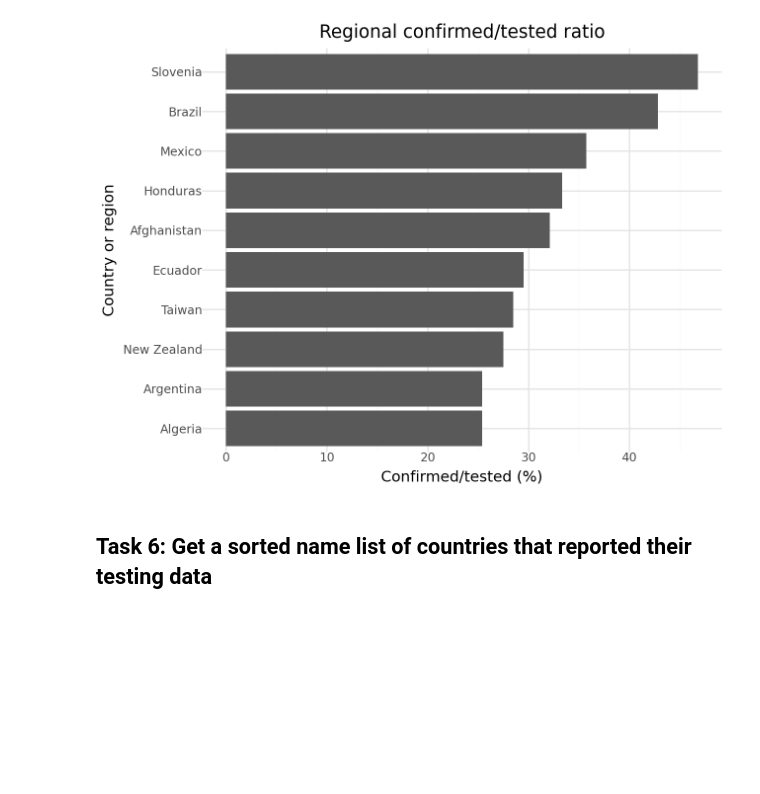
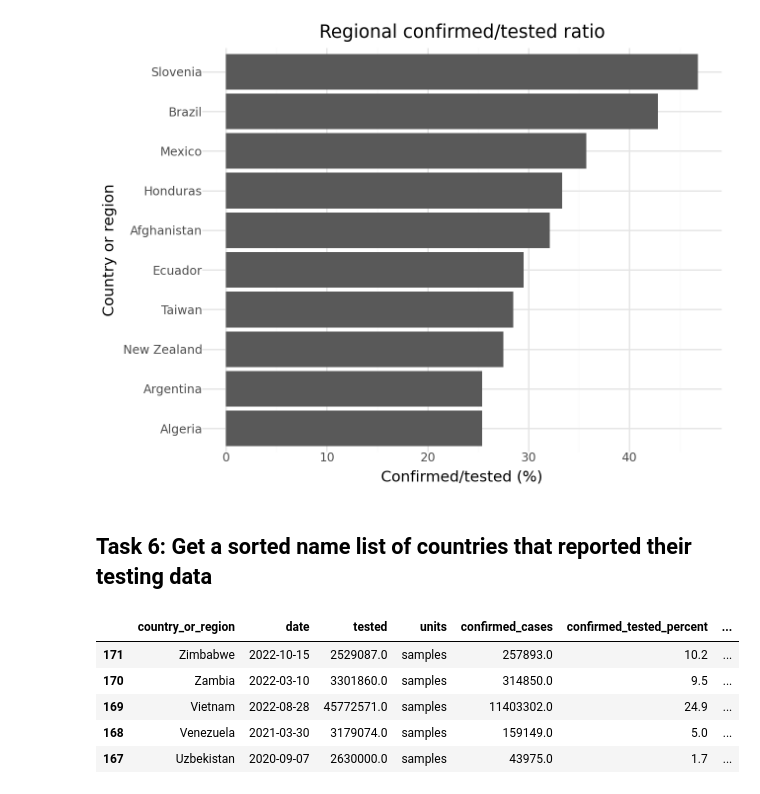
Before and after one commit to tros01/ibm_data_analyst, a Jupyter notebook: py_m5_covid-19_project.ipynb, the cells around one changed output. Cells and saved outputs as stored; diff of their text form; code cells hidden in the pictures; blank space fills up the shorter version.

```diff
--- a/py_m5_covid-19_project.ipynb
+++ b/py_m5_covid-19_project.ipynb
@@ -80,6 +76,0 @@ wiki_page = pdl(url2)
-# %%
-# Extract the tab
-html = bs(wiki_page.text, "html.parser") # pd.read_html(wiki_page.text)
-div = html.find("div", class_="COVID-19_testing_by_country")
-df = pd.read_html(StringIO(str(div)))[0]
-df.head()
@@ -92,0 +90,4 @@ df.head()
+# %%
+# Load up the local file
+with open("m5_covid-19.html", "r", encoding="utf-8") as f:
+    html = bs(f, "html.parser")
@@ -172,3 +191,13 @@ gg_df1["country_or_region"] = pd.Categorical(
 [figure]
 # %% [markdown]
 ## Task 6: Get a sorted name list of countries that reported their testing data
+# %%
+# Sort the df alphabetically in the descending order
+df.sort_values("country_or_region", ascending=False).head()
+# %% [output]
+|  | country_or_region | date | tested | units | confirmed_cases | confirmed_tested_percent | ... |
+| 171 | Zimbabwe | 2022-10-15 | 2529087.0 | samples | 257893.0 | 10.2 | ... |
+| 170 | Zambia | 2022-03-10 | 3301860.0 | samples | 314850.0 | 9.5 | ... |
+| 169 | Vietnam | 2022-08-28 | 45772571.0 | samples | 11403302.0 | 24.9 | ... |
+| 168 | Venezuela | 2021-03-30 | 3179074.0 | samples | 159149.0 | 5.0 | ... |
+| 167 | Uzbekistan | 2020-09-07 | 2630000.0 | samples | 43975.0 | 1.7 | ... |
```
Also changed, not shown: parts of 17 cells of this notebook.
